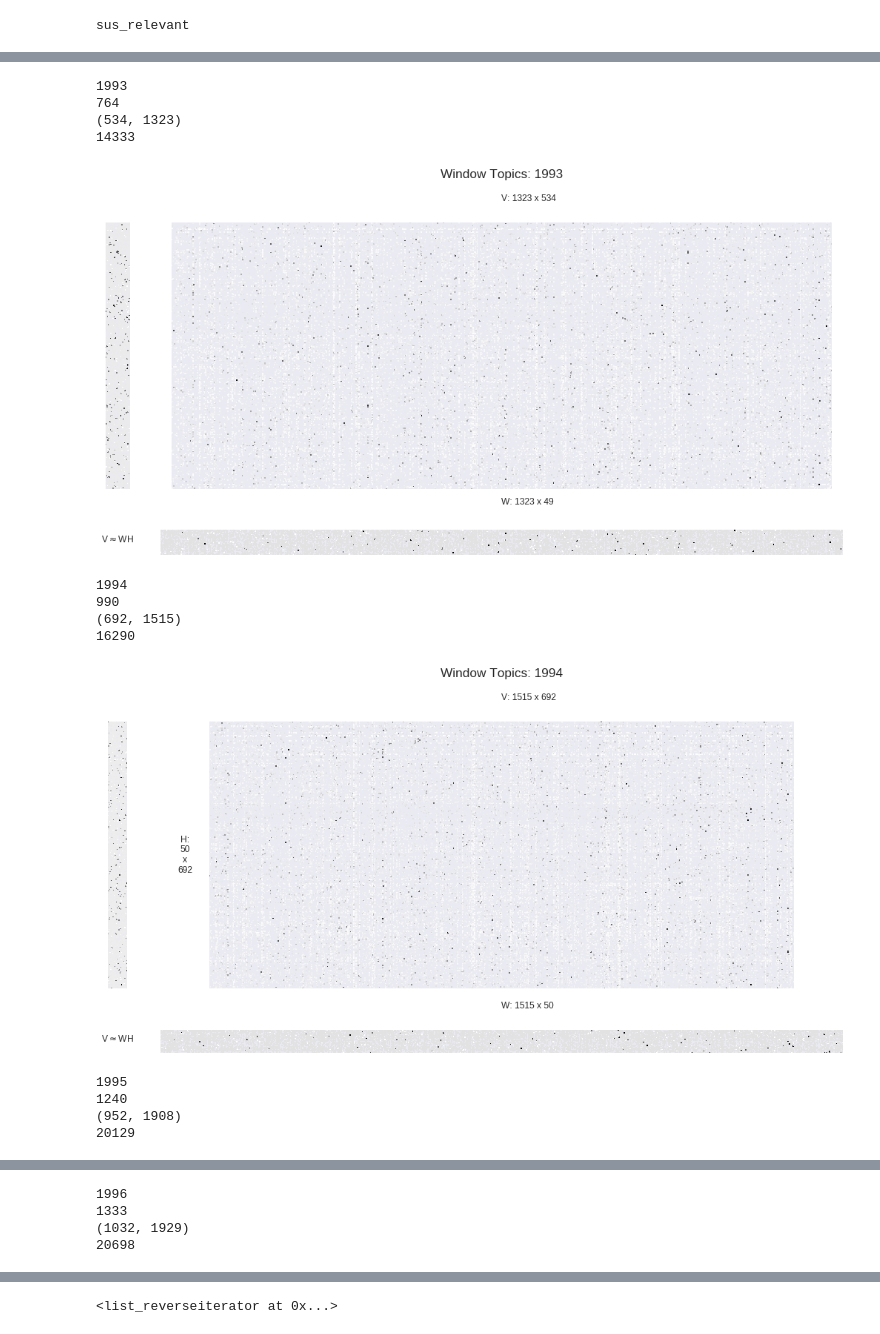
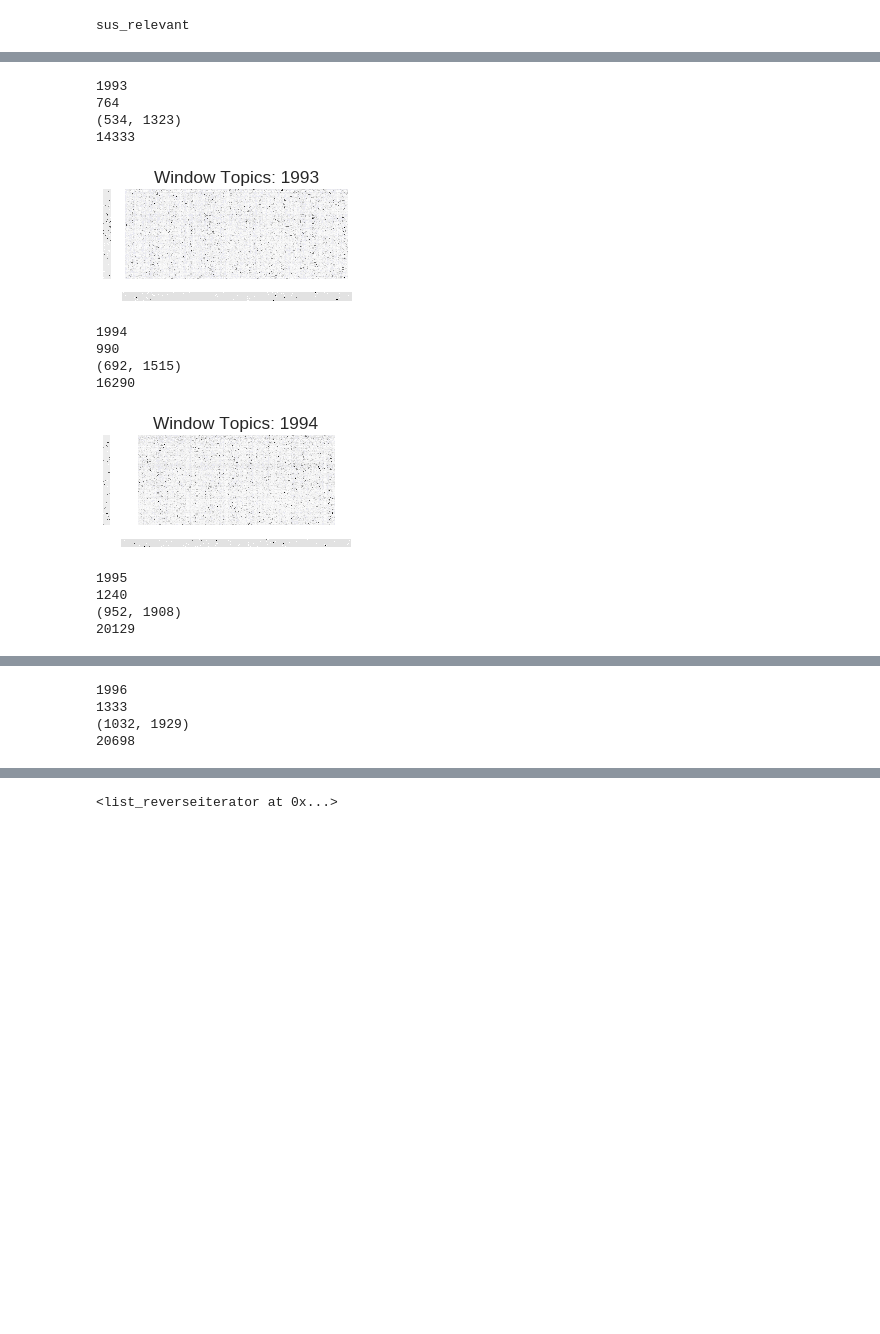
Before and after one commit to mcc-apsis/sustainability, a Jupyter notebook: code/explanation.ipynb, the cells around one changed output, grey strips where cells are left out. Saved outputs shown, nothing was run; the diff lists cells and outputs as text; code cells hidden in the pictures; blank space fills up the shorter version.

Commit message:
update graphs

```diff
--- a/code/explanation.ipynb
+++ b/code/explanation.ipynb
@@ -51,8 +51,7 @@ Hs = []
 
 for y in [1991,1992,1993,1994,1995,1996]:
     ydocs = docs.filter(PY=y)
-    print(y)
-    print(ydocs.count())
+
     abstracts, docsizes, ids = proc_docs(ydocs, stoplist)
 
     tfidf_vectorizer = TfidfVectorizer(
@@ -64,7 +63,7 @@ for y in [1991,1992,1993,1994,1995,1996]:
             stop_words=stoplist
         )
     tfidf = tfidf_vectorizer.fit_transform(abstracts)
-    print(tfidf.shape)
+
     dtms.append(tfidf)
 
     tfidf_m = tfidf.toarray()
@@ -80,7 +79,6 @@ for y in [1991,1992,1993,1994,1995,1996]:
 
     Ws.append(W)
 
-    print(len(find(W)[0]))
 
     W_m = W.toarray()
     W_m[W_m>0.5]=0.5
@@ -95,7 +93,7 @@ for y in [1991,1992,1993,1994,1995,1996]:
     H_m[(H_m<0.3) & (H_m>0.0005)]=0.1
     H_m[H_m==0.0]=np.nan
 
-    plt.rcParams["figure.figsize"] = [16,10]
+    plt.rcParams["figure.figsize"] = [4,2.5]
 
     fig = plt.figure()
 
@@ -141,12 +139,12 @@ for y in [1991,1992,1993,1994,1995,1996]:
     n = tfidf_m.shape[1] # terms
     r = H_m.shape[1] # topics
 
-    ax1.text(H_m.shape[1]*4,H_m.shape[0]/2,"H:\n{}\nx\n{}".format(H_m.shape[1],H_m.shape[0]),
-            va="center", ha="center")
+    #ax1.text(H_m.shape[1]*4,H_m.shape[0]/2,"H:\n{}\nx\n{}".format(H_m.shape[1],H_m.shape[0]),
+    #        va="center", ha="center")
 
-    ax1.text(H_m.shape[1]/2,-H_m.shape[0]/5,r'V$\approx$WH',ha="center")
-    ax2.text(W_m.shape[1]/2,W_m.shape[0]*2,"W: {} x {}".format(W_m.shape[1],W_m.shape[0]))
-    ax3.text(n*0.5,m*1.08,"V: {} x {}".format(n,m))
+    #ax1.text(H_m.shape[1]/2,-H_m.shape[0]/5,r'V$\approx$WH',ha="center")
+    #ax2.text(W_m.shape[1]/2,W_m.shape[0]*2,"W: {} x {}".format(W_m.shape[1],W_m.shape[0]))
+    #ax3.text(n*0.5,m*1.08,"V: {} x {}".format(n,m))
 
     st = fig.suptitle("Window Topics: {}".format(y), fontsize="x-large",ha="center")
     st.set_y(1.1)
@@ -170,13 +168,13 @@ for y in [1991,1992,1993,1994,1995,1996]:
 1993
 764
 (534, 1323)
 14333
-[figure, old version]
+[figure, new version]
 1994
 990
 (692, 1515)
 16290
-[figure, old version]
+[figure, new version]
 1995
 1240
 (952, 1908)
```
Also changed, not shown: parts of 1 cell of this notebook, 6 other files.
